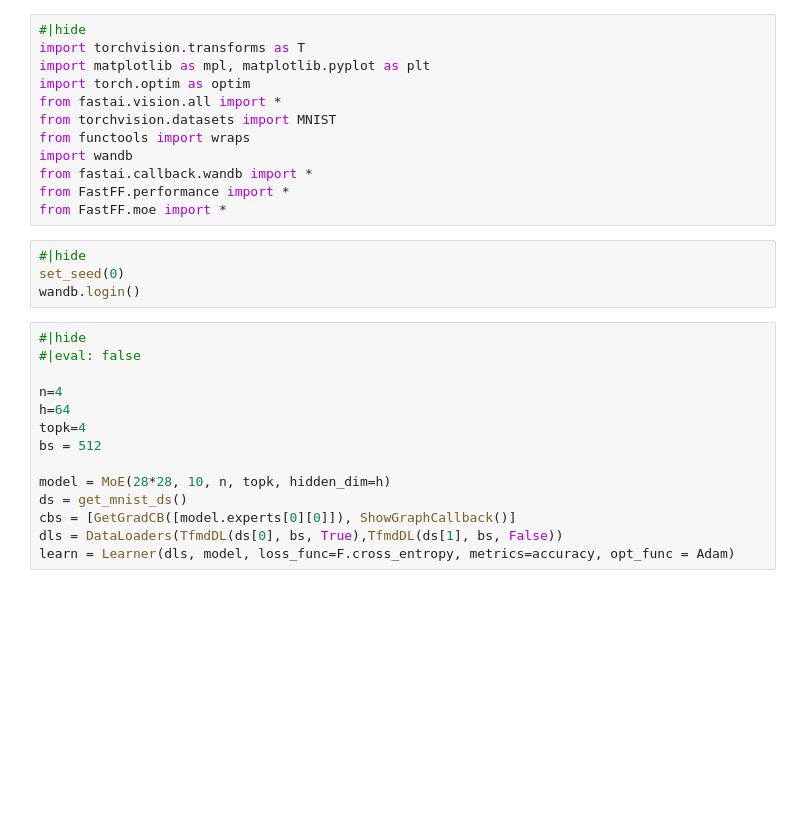
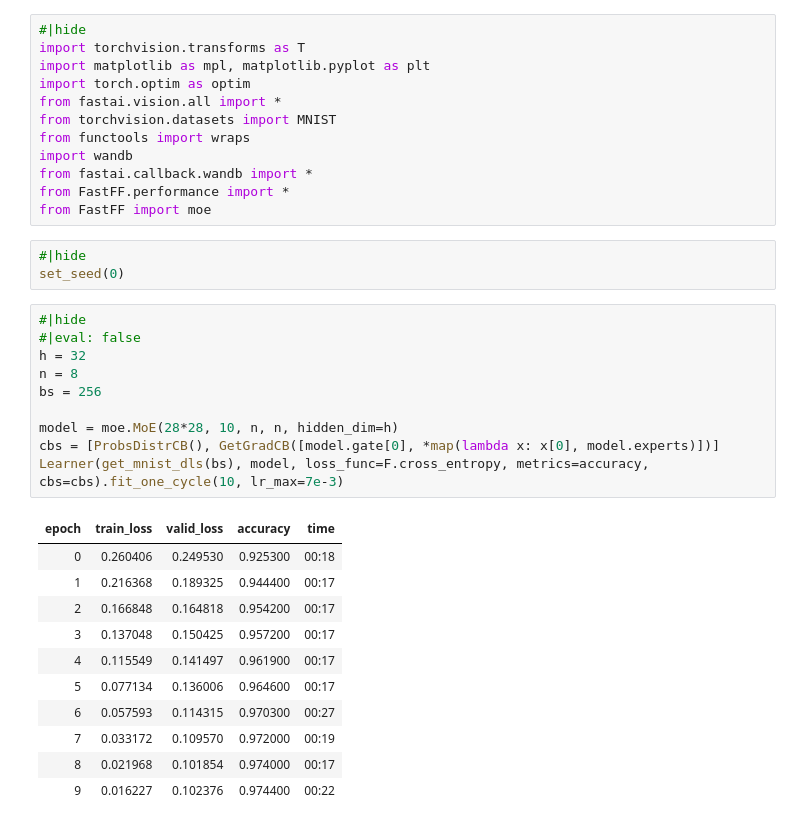
Before and after one commit to ssslakter/FastFF, a Jupyter notebook: nbs/06_moe_experiments.ipynb, the cells around one changed output. Cells and saved outputs as stored; diff of their text form; blank space fills up the shorter version.

```diff
--- a/nbs/06_moe_experiments.ipynb
+++ b/nbs/06_moe_experiments.ipynb
@@ -9,22 +9,29 @@ from functools import wraps
 import wandb
 from fastai.callback.wandb import *
 from FastFF.performance import *
-from FastFF.moe import *
+from FastFF import moe
 # %%
 #|hide
 set_seed(0)
-wandb.login()
 # %%
 #|hide
 #|eval: false
+h = 32
+n = 8
+bs = 256
 
-n=4
-h=64
-topk=4
-bs = 512
-
-model = MoE(28*28, 10, n, topk, hidden_dim=h)
-ds = get_mnist_ds()
-cbs = [GetGradCB([model.experts[0][0]]), ShowGraphCallback()]
-dls = DataLoaders(TfmdDL(ds[0], bs, True),TfmdDL(ds[1], bs, False))
-learn = Learner(dls, model, loss_func=F.cross_entropy, metrics=accuracy, opt_func = Adam)
+model = moe.MoE(28*28, 10, n, n, hidden_dim=h)
+cbs = [ProbsDistrCB(), GetGradCB([model.gate[0], *map(lambda x: x[0], model.experts)])]
+Learner(get_mnist_dls(bs), model, loss_func=F.cross_entropy, metrics=accuracy, cbs=cbs).fit_one_cycle(10, lr_max=7e-3)
+# %% [output]
+| epoch | train_loss | valid_loss | accuracy | time |
+| 0 | 0.260406 | 0.249530 | 0.925300 | 00:18 |
+| 1 | 0.216368 | 0.189325 | 0.944400 | 00:17 |
+| 2 | 0.166848 | 0.164818 | 0.954200 | 00:17 |
+| 3 | 0.137048 | 0.150425 | 0.957200 | 00:17 |
+| 4 | 0.115549 | 0.141497 | 0.961900 | 00:17 |
+| 5 | 0.077134 | 0.136006 | 0.964600 | 00:17 |
+| 6 | 0.057593 | 0.114315 | 0.970300 | 00:27 |
+| 7 | 0.033172 | 0.109570 | 0.972000 | 00:19 |
+| 8 | 0.021968 | 0.101854 | 0.974000 | 00:17 |
+| 9 | 0.016227 | 0.102376 | 0.974400 | 00:22 |
```
Also changed, not shown: parts of 9 cells of this notebook, 3 other files.
